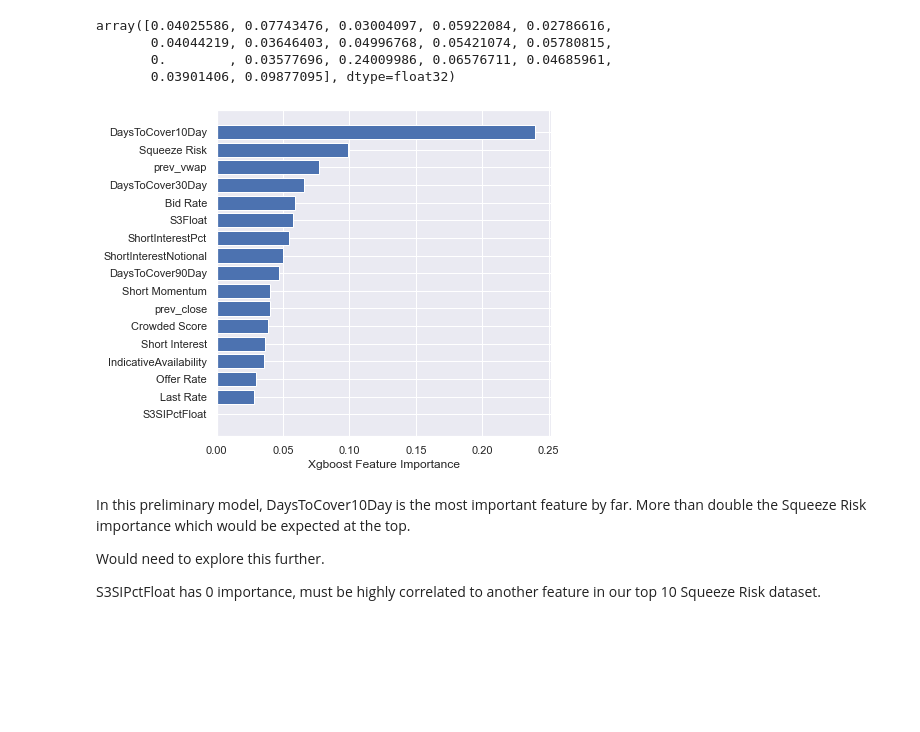
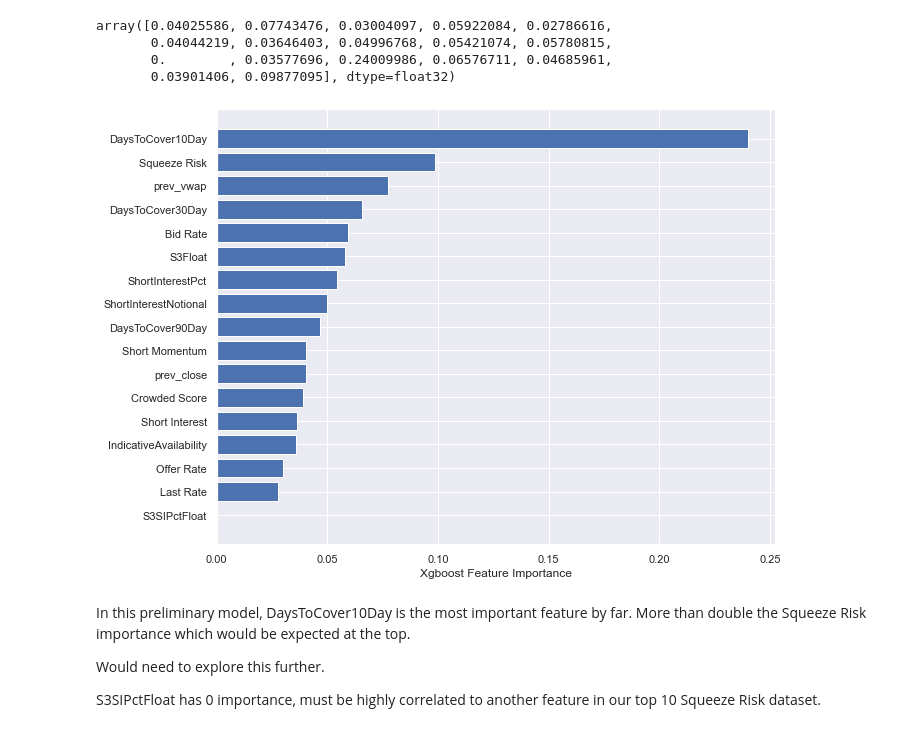
Before and after one commit to sylvaint/aimusing, a Jupyter notebook: _notebooks/2021-12-31-s3_data.ipynb, the cells around one changed output. Cells and saved outputs as stored; diff of their text form; code cells hidden in the pictures; blank space fills up the shorter version.

```diff
--- a/_notebooks/2021-12-31-s3_data.ipynb
+++ b/_notebooks/2021-12-31-s3_data.ipynb
@@ -796,11 +830,11 @@ array([0.04025586, 0.07743476, 0.03004097, 0.05922084, 0.02786616,
        0.03901406, 0.09877095], dtype=float32)
 # %%
 sorted_idx = xgb.feature_importances_.argsort()
-plt.figure(figsize=(6,6))
+plt.figure(figsize=(10,8))
 plt.barh(np.array(list(X))[sorted_idx], xgb.feature_importances_[sorted_idx])
 plt.xlabel("Xgboost Feature Importance");
 # %% [output]
-[figure, old version]
+[figure, new version]
 # %% [markdown]
 In this preliminary model, DaysToCover10Day is the most important feature by far.  More than double the Squeeze Risk importance which would be expected at the top.
 
```
Also changed, not shown: parts of 38 cells of this notebook.
